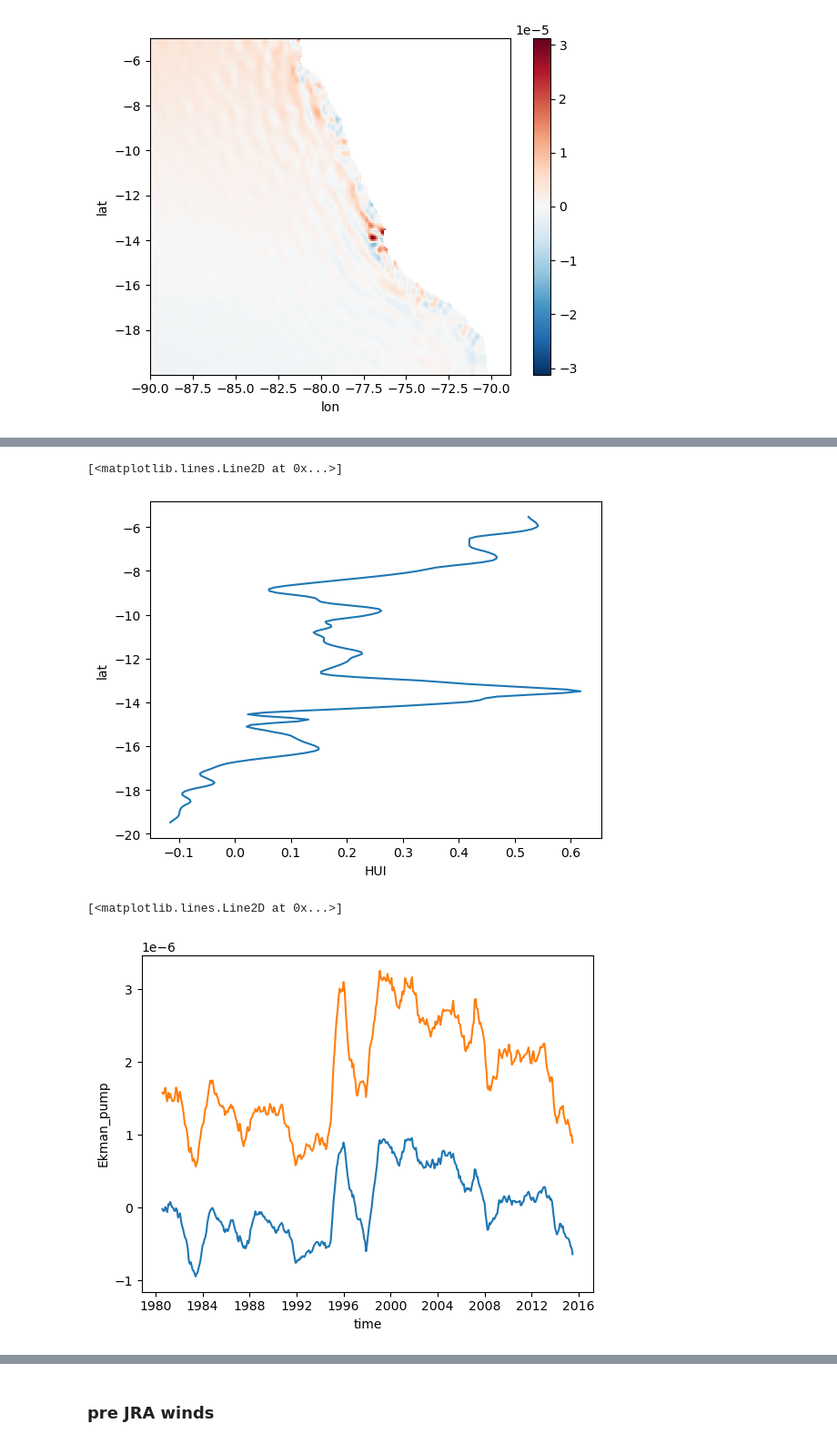
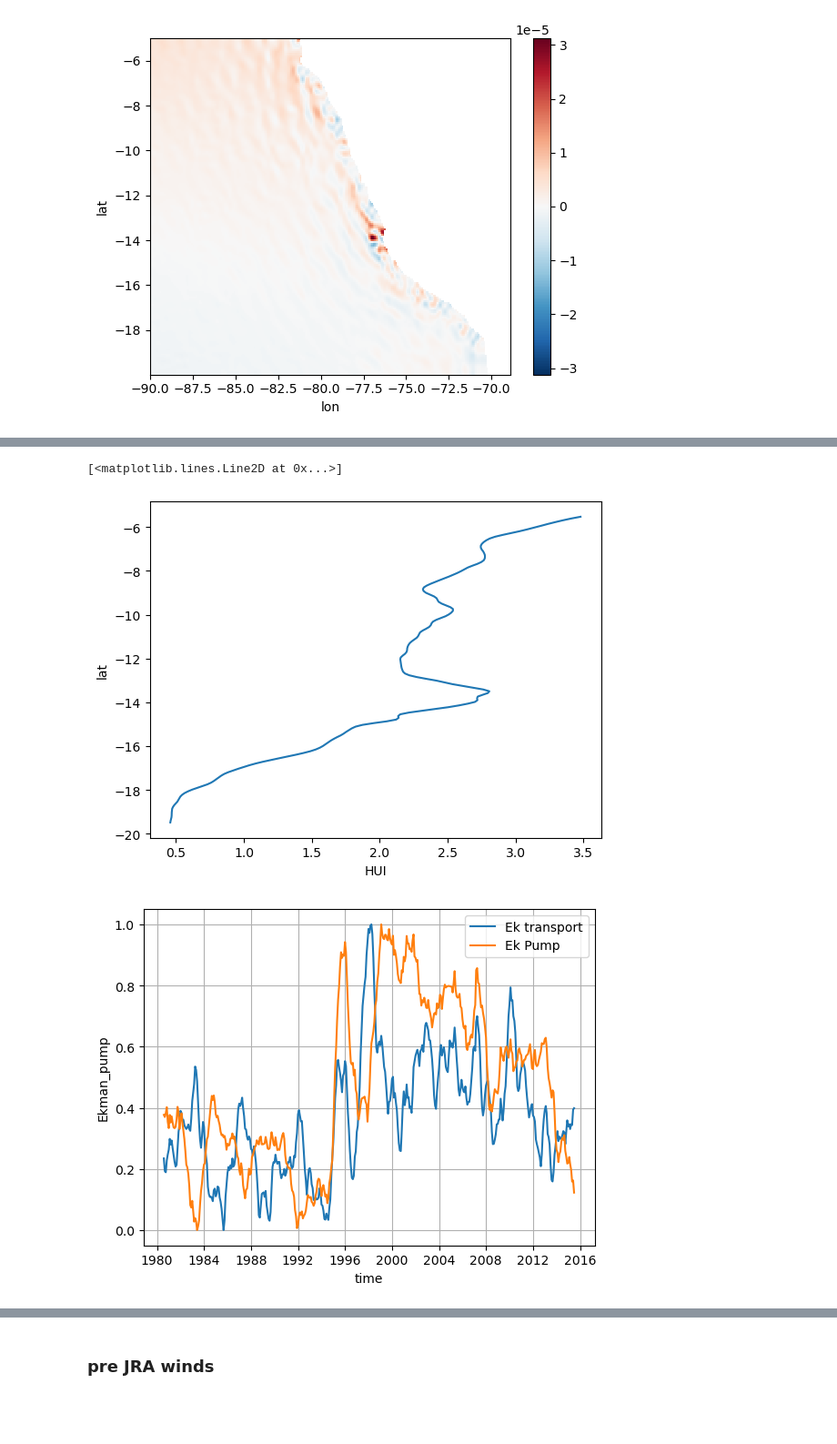
Before and after one commit to danliba/Upwelling_paper, a Jupyter notebook: Winds_comparison.ipynb, the cells around one changed output, grey strips where cells are left out. Shown at 91% size. Drawn from its saved outputs; the diff is of its cells as text; code cells hidden in the pictures; blank space fills up the shorter version.

```diff
--- a/Winds_comparison.ipynb
+++ b/Winds_comparison.ipynb
@@ -88,6 +103,6 @@ def kml2struct(kml_file):
 # %%
 # Load the KML file to get the polygon boundary
-arch_kml_zona1 = "../../NHCS/hindcast/CROCO_BioEBUS_1990-2010/indices/BK150km.kml"
+arch_kml_zona1 = "../../NHCS/hindcast/CROCO_BioEBUS_1990-2010/indices/BK111km.kml"
 R1 = kml2struct(arch_kml_zona1)
 
 # Extract Lon and Lat from the first polygon
@@ -630,0 +655,4 @@ Ek_tp.mean(dim='time',skipna=True).sel(lat=slice(-20,-5),lon=slice(-90,None)).pl
+# %%
+tauy_m = (tauy + tauy.shift(lon=-1,lat=-1))/2
+tauy_m = tauy_m.assign_coords(lon=lon1, lat=lat1).isel(lon=slice(None,-1), lat=slice(None,-1))
+tauy_m
@@ -630,0 +677,4 @@ Ek_tp.mean(dim='time',skipna=True).sel(lat=slice(-20,-5),lon=slice(-90,None)).pl
+# %%
+#Ek_tp = tauy[:,:-1,:] * (1/f/rho)
+Ek_tp = (1 / f / rho) * tauy_m * -1
+Ek_tp.mean(dim='time',skipna=True).sel(lat=slice(-20,-5),lon=slice(-90,None)).plot()
@@ -656,8 +709,8 @@ print(HUI.shape)
 UI_ds = xr.Dataset(
     data_vars={
         'Ekman_pump': (("time", "lat","lon"), w_ek.transpose("time", "lat","lon").data),
-        'Ekman_transport':(("time", "lat","lon"),Ek_tp.data),
-        'HUI': (("time", "lat","lon"), HUI.data),
+        'Ekman_transport':(("time", "lat","lon"),Ek_tp.transpose("time", "lat","lon").data),
+        'HUI': (("time", "lat","lon"), HUI.transpose("time", "lat","lon").data),
     },
     coords = {
         'lon':HUI.lon.data,
@@ -688,16 +741,17 @@ UI.isel(time=0).sel(lat=slice(-16,-5)).HUI.plot()
 UI.mean(dim='lon',skipna=True).sel(lat=slice(-20,-5)).mean(dim='time').HUI.rolling(lat=13,center=True).mean().plot(y='lat')
 # %% [output]
 [<matplotlib.lines.Line2D at 0x...>]
-[figure, old version]
+[figure, new version]
 # %%
-UI.mean(dim='lon',skipna=True).sel(lat=slice(-16,-5)).mean(dim='lat').Ekman_transport.rolling(time=13,center=True).mean().plot()
+normalize(UI.mean(dim='lon',skipna=True).sel(lat=slice(-16,-5)).mean(dim='lat').Ekman_transport.rolling(time=13,center=True).mean()).plot(label='Ek transport')
 
-UI.mean(dim='lon',skipna=True).sel(lat=slice(-16,-5)).mean(dim='lat').Ekman_pump.rolling(time=13,center=True).mean().plot()
+normalize(UI.mean(dim='lon',skipna=True).sel(lat=slice(-16,-5)).mean(dim='lat').Ekman_pump.rolling(time=13,center=True).mean()).plot(label='Ek Pump')
 
+plt.legend()
+plt.grid()
 # UI.mean(dim='lon',skipna=True).sel(lat=slice(-16,-5)).mean(dim='lat').HUI.rolling(time=13,center=True).mean().plot()
 # %% [output]
-[<matplotlib.lines.Line2D at 0x...>]
-[figure, old version]
+[figure, new version]
 # %%
 ## AV
 # #X is the distance from all the points to the coast.
```
Also changed, not shown: parts of 25 cells of this notebook, 8 other files.
